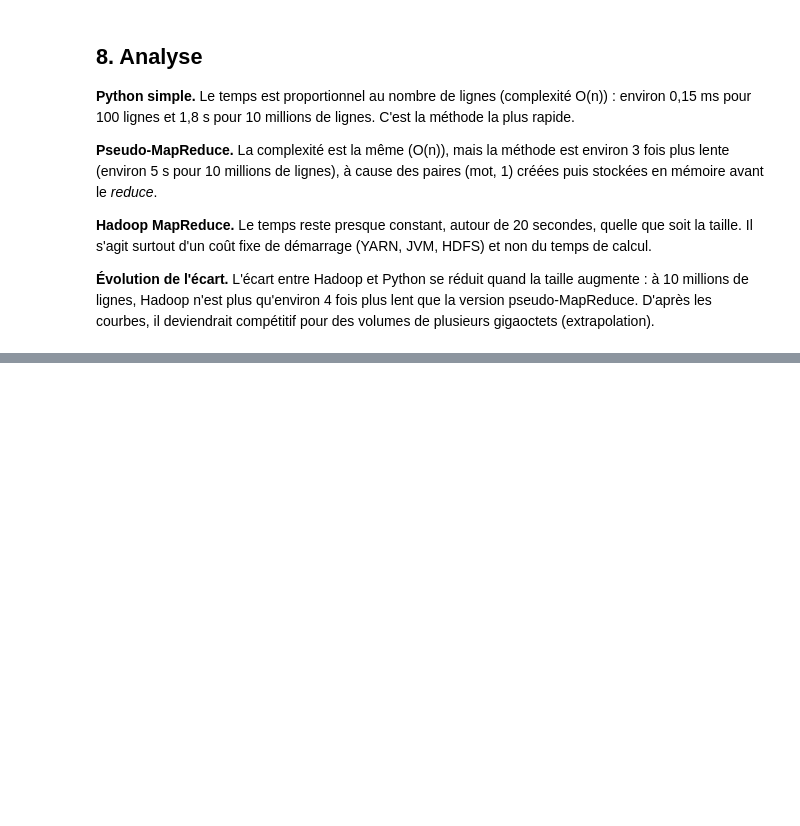
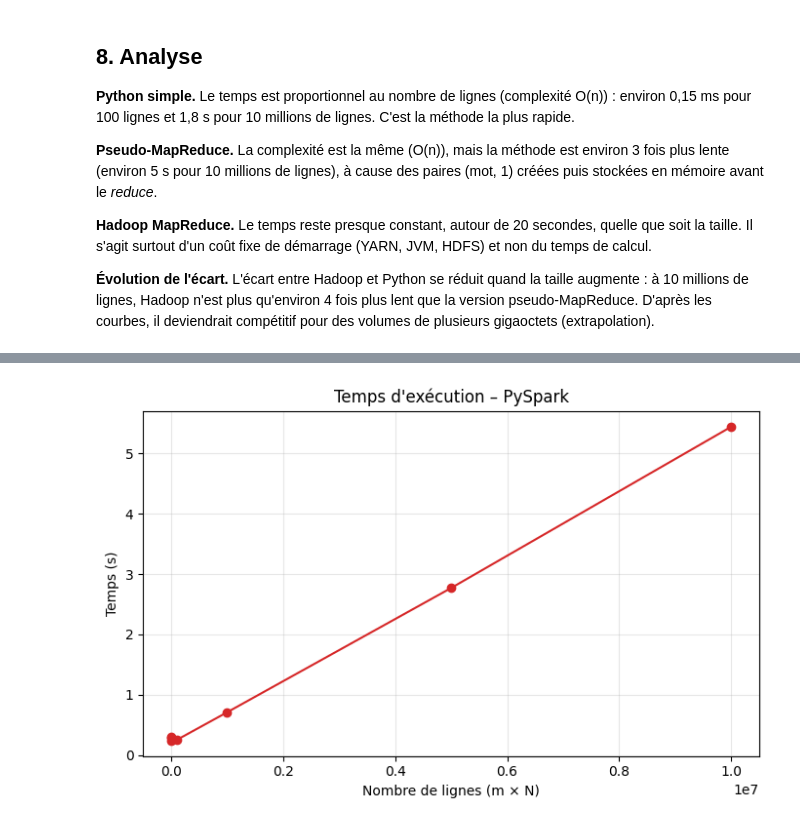
Before and after one commit to DODO43158/bigdata, a Jupyter notebook: comptmts.ipynb, the cells around one changed output, grey strips where cells are left out. Drawn from its saved outputs; the diff is of its cells as text; code cells hidden in the pictures; blank space fills up the shorter version.

```diff
--- a/comptmts.ipynb
+++ b/comptmts.ipynb
@@ -304,0 +366,27 @@ plt.show()
+# %%
+df = pd.read_csv("resultats.csv")
+
+REPETITIONS = 3
+
+
+def chrono(fonction, fichier, repetitions=REPETITIONS):
+    temps = []
+    for _ in range(repetitions):
+        debut = time.perf_counter()
+        fonction(fichier)
+        temps.append(time.perf_counter() - debut)
+    return sum(temps) / len(temps)
+
+
+
+tempsspark = []
+for m in df["m"]:
+    fichier = os.path.join(DOSSIER, f"mots_m{m}.txt")
+    if not os.path.exists(fichier):
+        dupliquer(SOURCE, m, fichier)
+    tempsspark.append(chrono(compter_spark, fichier))
+    print(f"m = {m:>7} terminé")
+
+df["PySpark (s)"] = tempsspark
+df.to_csv("resultats.csv", index=False)
+df
@@ -304,0 +410,12 @@ plt.show()
+# %%
+plt.figure(figsize=(7, 4.5))
+plt.plot(df["lignes (m×N)"], df["PySpark (s)"], "o-", color="tab:red")
+plt.title("Temps d'exécution – PySpark")
+plt.xlabel("Nombre de lignes (m × N)")
+plt.ylabel("Temps (s)")
+plt.grid(True, alpha=0.3)
+plt.tight_layout()
+plt.savefig("courbepyspark.png", dpi=150)
+plt.show()
+# %% [output]
+[figure, added]
```
Also changed, not shown: parts of 11 cells of this notebook, 1 other file.
